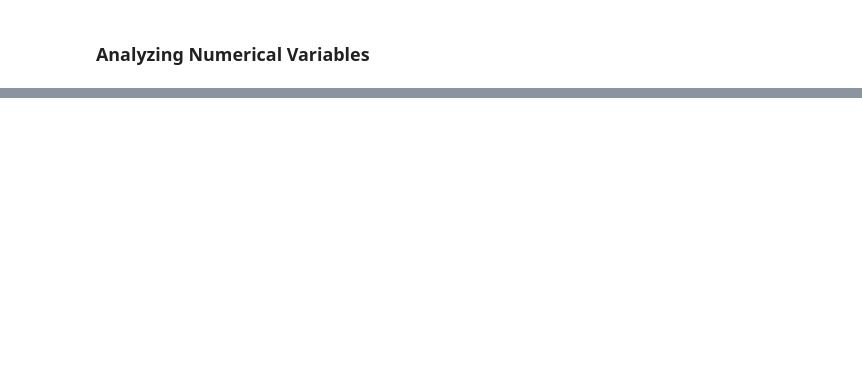
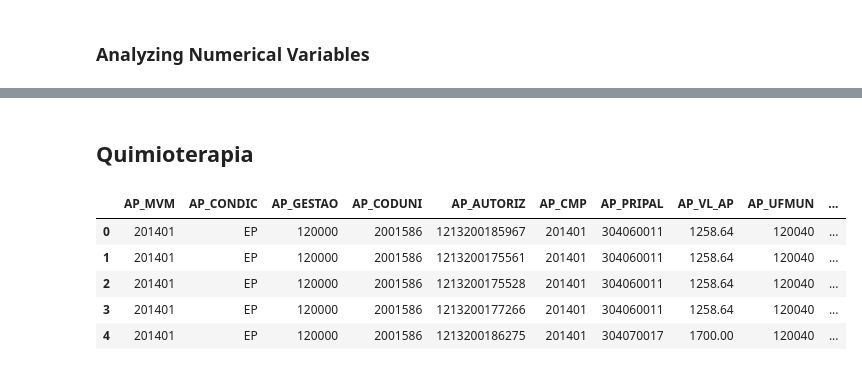
Before and after one commit to helderrezende/naliel_bcggamma, a Jupyter notebook: EDA/SIA.ipynb, the cells around one changed output, grey strips where cells are left out. Saved outputs shown, nothing was run; the diff lists cells and outputs as text; code cells hidden in the pictures; blank space fills up the shorter version.

```diff
--- a/EDA/SIA.ipynb
+++ b/EDA/SIA.ipynb
@@ -10,4 +10,5 @@ if module_path not in sys.path:
 from datalayer import read_csv_sia
 
 
+pd.set_option('display.max_columns', 500)
 %matplotlib inline
@@ -71,0 +74,13 @@ array([[<matplotlib.axes._subplots.AxesSubplot object at 0x...>,
+# %% [markdown]
+## Quimioterapia
+# %%
+data = read_csv_sia('../data/Linfomas Quimioterapia SIA-SUS.csv')
+# %%
+data.head()
+# %% [output]
+|  | AP_MVM | AP_CONDIC | AP_GESTAO | AP_CODUNI | AP_AUTORIZ | AP_CMP | AP_PRIPAL | AP_VL_AP | AP_UFMUN | ... |
+| 0 | 201401 | EP | 120000 | 2001586 | 1213200185967 | 201401 | 304060011 | 1258.64 | 120040 | ... |
+| 1 | 201401 | EP | 120000 | 2001586 | 1213200175561 | 201401 | 304060011 | 1258.64 | 120040 | ... |
+| 2 | 201401 | EP | 120000 | 2001586 | 1213200175528 | 201401 | 304060011 | 1258.64 | 120040 | ... |
+| 3 | 201401 | EP | 120000 | 2001586 | 1213200177266 | 201401 | 304060011 | 1258.64 | 120040 | ... |
+| 4 | 201401 | EP | 120000 | 2001586 | 1213200186275 | 201401 | 304070017 | 1700.00 | 120040 | ... |
```
Also changed, not shown: parts of 5 cells of this notebook, 1 other file.
